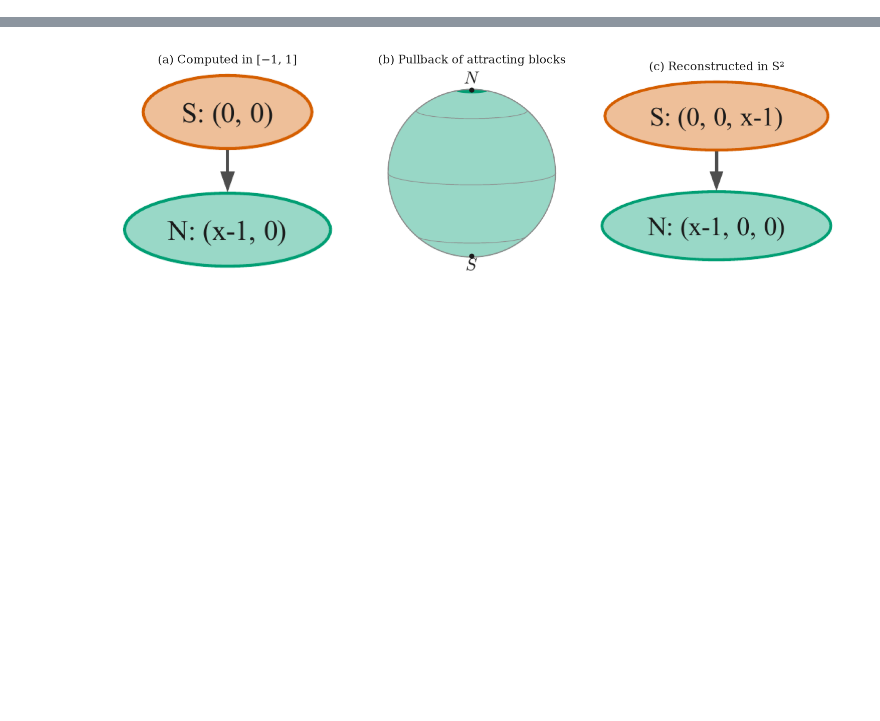
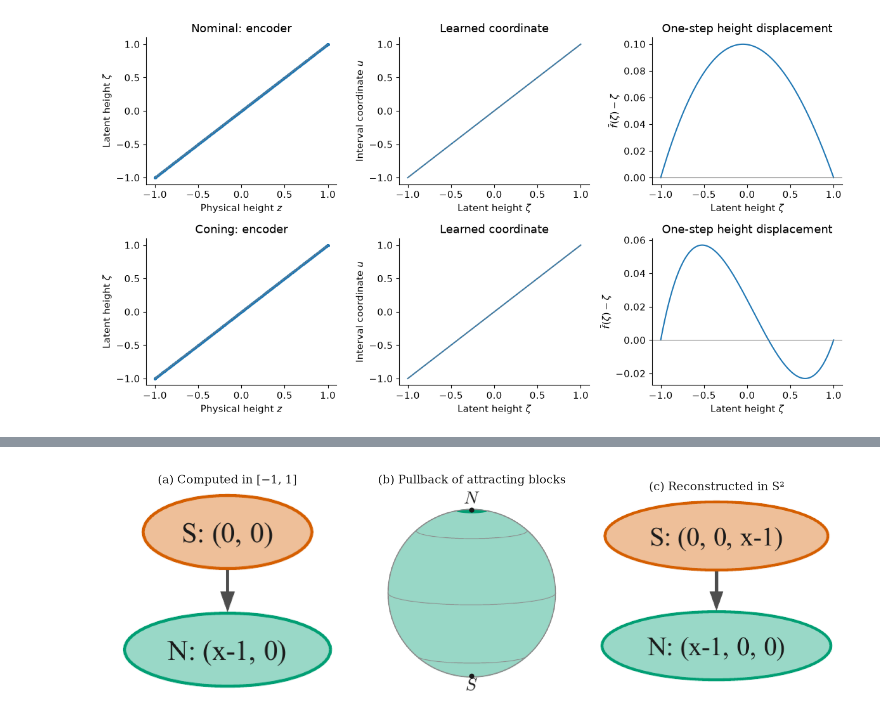
Before and after one commit to bernardorivas/2027_L4DC_EquivariantMorseGraphs, a Jupyter notebook: ex3_attitude_control.ipynb, the cells around one changed output, grey strips where cells are left out. Saved outputs shown, nothing was run; the diff lists cells and outputs as text; code cells hidden in the pictures; blank space fills up the shorter version.

```diff
--- a/ex3_attitude_control.ipynb
+++ b/ex3_attitude_control.ipynb
@@ -315,0 +286,30 @@ The attractor is green. The repelling south pole is vermilion. The graph runs fr
+# %%
+fig, axes = plt.subplots(2, 3, figsize=(12, 6.5))
+for row, policy in enumerate(ac.POLICIES):
+    arrays = diagnostic_arrays[policy]
+    heights = arrays["heights"]
+    knots, values = arrays["knots"], arrays["coordinate_values"]
+    assert np.all(np.diff(values) > 0)
+    np.testing.assert_allclose(values[[0, -1]], [-1, 1], atol=1e-7)
+    ax = axes[row, 0]
+    ax.scatter(arrays["test_physical_axis"][:, 2], arrays["test_latent_axis"][:, 2],
+               s=3, alpha=.2, rasterized=True)
+    ax.plot([-1, 1], [-1, 1], color=".5", linestyle="--", linewidth=.8)
+    ax.set(xlabel="Physical height $z$", ylabel=r"Latent height $\zeta$",
+           title=f"{policy.capitalize()}: encoder")
+    ax = axes[row, 1]
+    ax.plot(knots, values)
+    ax.plot([-1, 1], [-1, 1], color=".5", linestyle="--", linewidth=.8)
+    ax.set(xlabel=r"Latent height $\zeta$", ylabel="Interval coordinate $u$",
+           title="Learned coordinate")
+    ax = axes[row, 2]
+    ax.plot(heights, arrays["latitude"] - heights)
+    ax.axhline(0, color=".5", linewidth=.8)
+    ax.set(xlabel=r"Latent height $\zeta$", ylabel=r"$\bar f(\zeta)-\zeta$",
+           title="One-step height displacement")
+fig.tight_layout()
+for suffix in ("pdf", "svg"):
+    fig.savefig(run.out / f"coordinate-diagnostics.{suffix}", bbox_inches="tight")
+plt.show()
+# %% [output]
+[figure, added]
```
Also changed, not shown: parts of 79 cells of this notebook.
